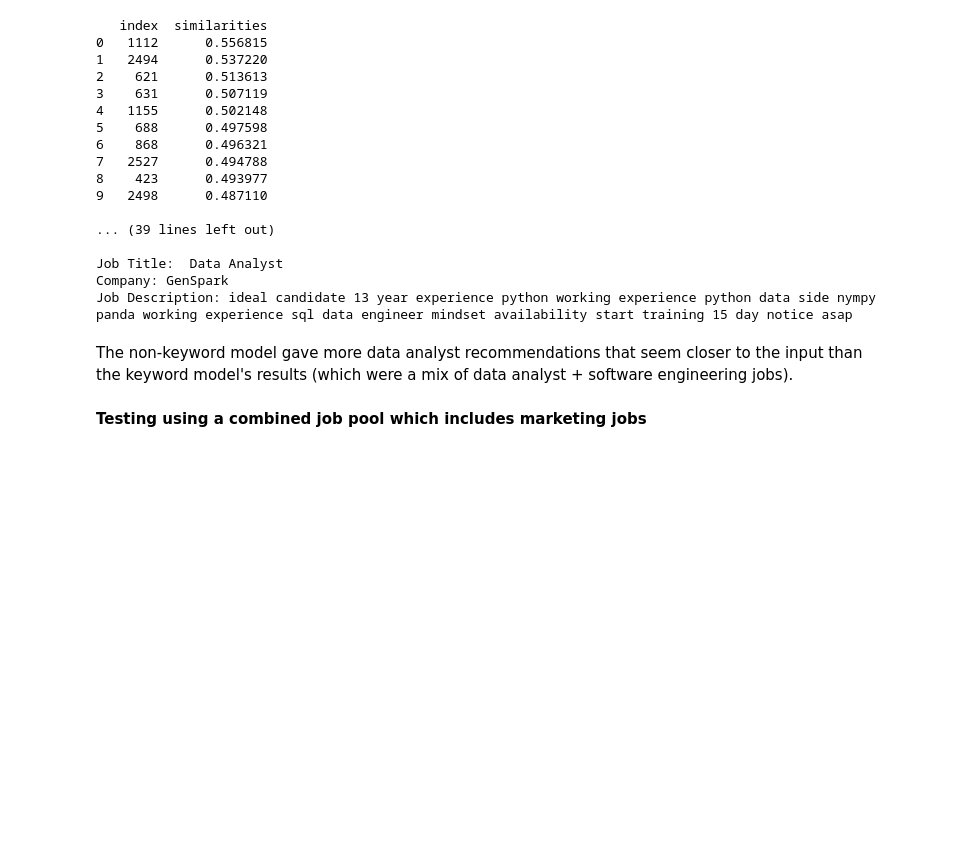
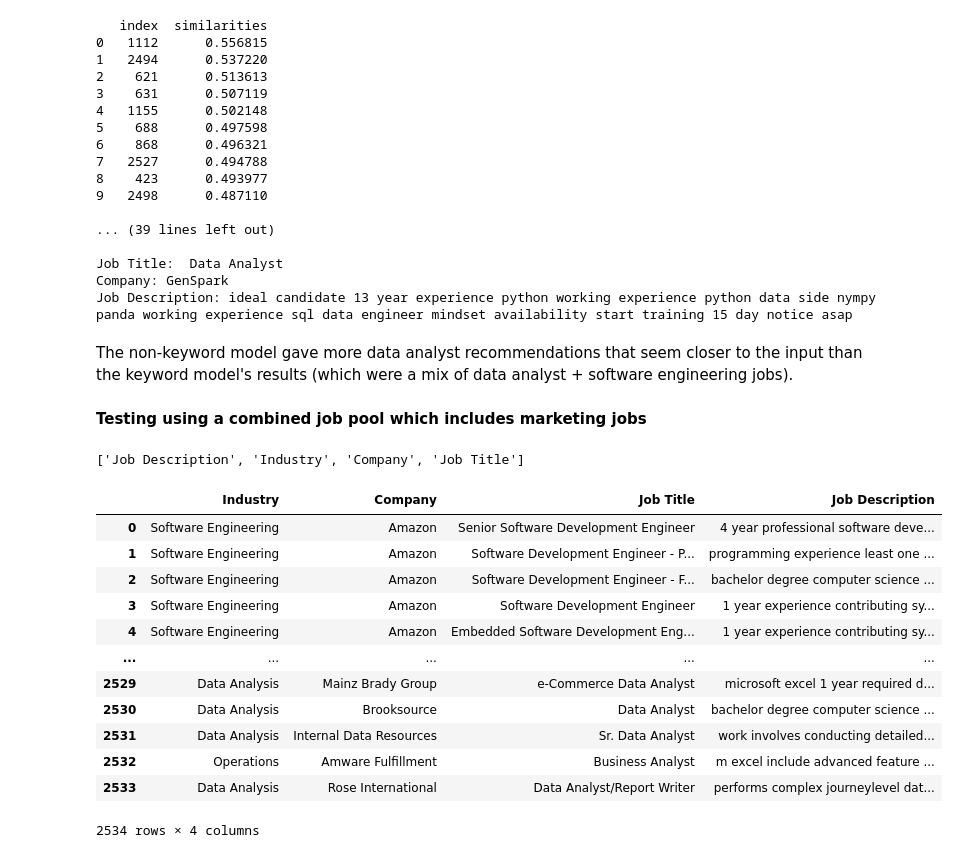
Before and after one commit to Siliconvalley4uYouthProjects/SpringBoard-Swatcloud, a Jupyter notebook: Recommendation_system_content_based_CV_without_wanted_unwanted_keywords.ipynb, the cells around one changed output. Saved outputs shown, nothing was run; the diff lists cells and outputs as text; code cells hidden in the pictures; blank space fills up the shorter version.

```diff
--- a/Recommendation_system_content_based_CV_without_wanted_unwanted_keywords.ipynb
+++ b/Recommendation_system_content_based_CV_without_wanted_unwanted_keywords.ipynb
@@ -316,4 +319,26 @@ Job Description: ideal candidate 13 year experience python working experience py
 The non-keyword model gave more data analyst recommendations that seem closer to the input than the keyword model's results (which were a mix of data analyst + software engineering jobs).
 # %% [markdown]
 **Testing using a combined job pool which includes marketing jobs**
+# %%
+cols = df.columns.tolist()
+cols = cols[-1:] + cols[:-1]
+cols
+# %% [output]
+['Job Description', 'Industry', 'Company', 'Job Title']
+# %%
+df
+# %% [output]
+|  | Industry | Company | Job Title | Job Description |
+| 0 | Software Engineering | Amazon | Senior Software Development Engineer | 4 year professional software deve... |
+| 1 | Software Engineering | Amazon | Software Development Engineer - P... | programming experience least one ... |
+| 2 | Software Engineering | Amazon | Software Development Engineer - F... | bachelor degree computer science ... |
+| 3 | Software Engineering | Amazon | Software Development Engineer | 1 year experience contributing sy... |
+| 4 | Software Engineering | Amazon | Embedded Software Development Eng... | 1 year experience contributing sy... |
+| ... | ... | ... | ... | ... |
+| 2529 | Data Analysis | Mainz Brady Group | e-Commerce Data Analyst | microsoft excel 1 year required d... |
+| 2530 | Data Analysis | Brooksource | Data Analyst | bachelor degree computer science ... |
+| 2531 | Data Analysis | Internal Data Resources | Sr. Data Analyst | work involves conducting detailed... |
+| 2532 | Operations | Amware Fulfillment | Business Analyst | m excel include advanced feature ... |
+| 2533 | Data Analysis | Rose International | Data Analyst/Report Writer | performs complex journeylevel dat... |
+2534 rows × 4 columns
 # %%
```
Also changed, not shown: parts of 12 cells of this notebook.
